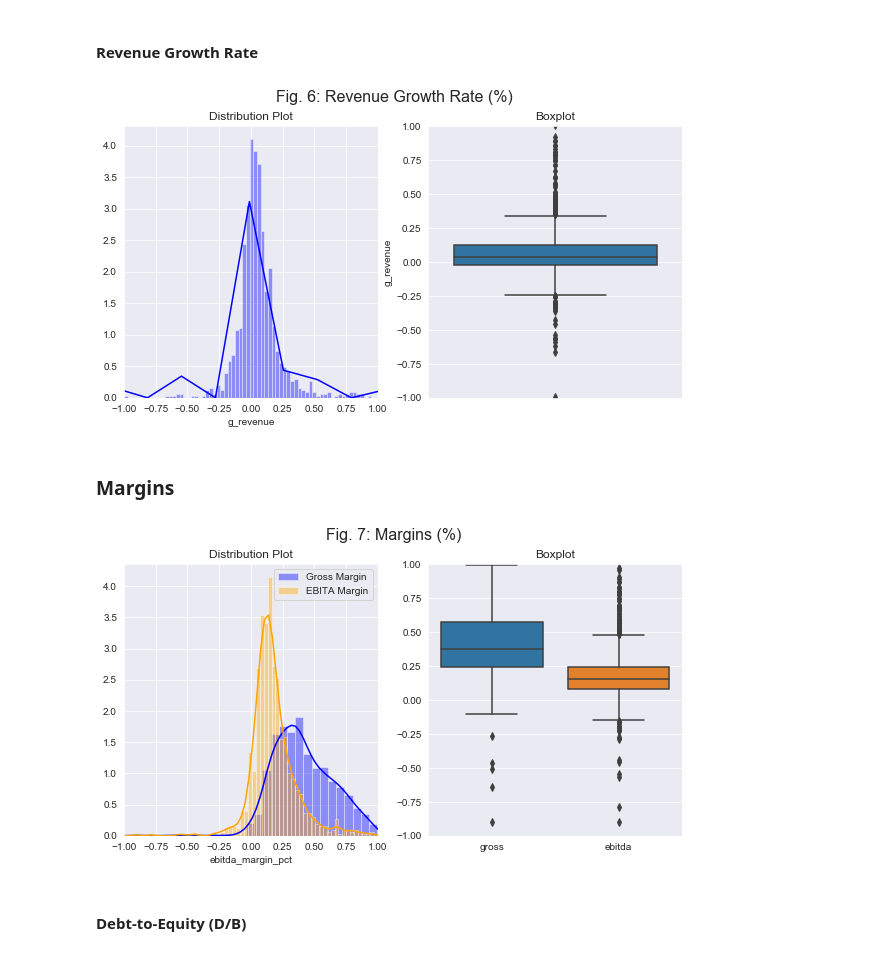
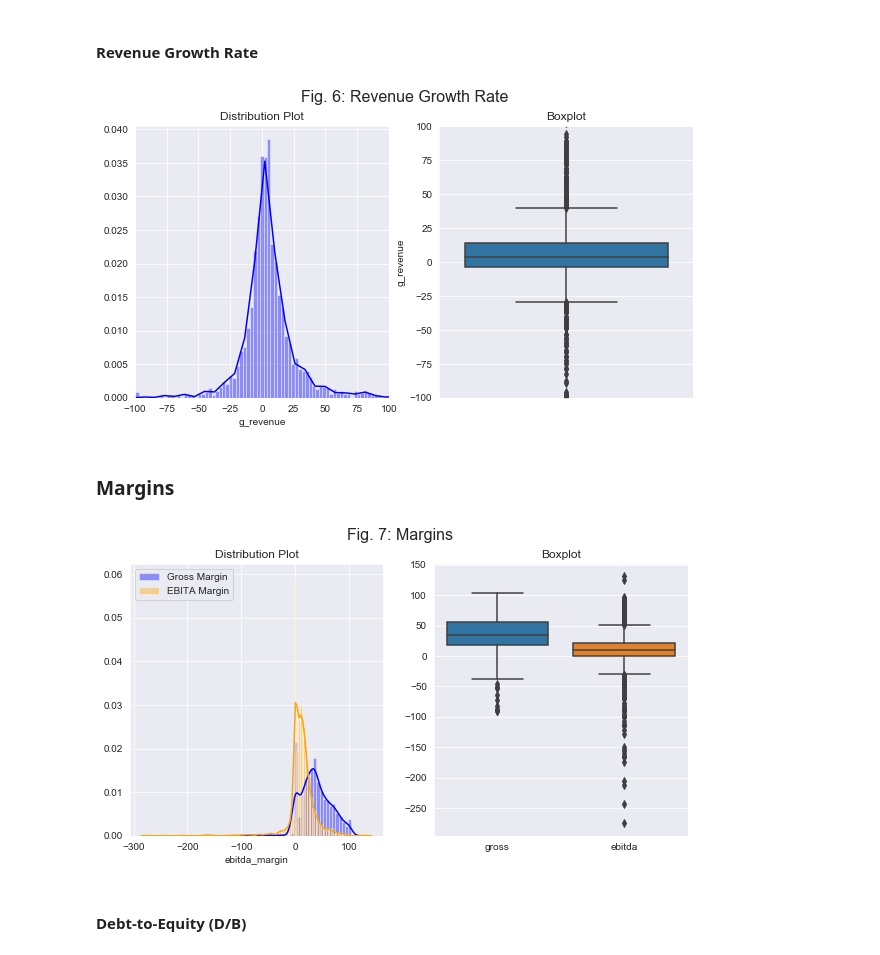
Before and after one commit to jprinfret/stock_classifier, a Jupyter notebook: exploratory_data_analysis.ipynb, the cells around one changed output. Cells and saved outputs as stored; diff of their text form; code cells hidden in the pictures.

```diff
--- a/exploratory_data_analysis.ipynb
+++ b/exploratory_data_analysis.ipynb
@@ -14,4 +15,3 @@ warnings.filterwarnings('ignore')
 ## Import csv, create dataframe, and examine data as is.
 # %%
 df = pd.read_csv('fundamental_data.csv')
-df.drop(['trailing_eps', 'price_to_trailing_earnings'], axis=1, inplace=True)
@@ -33,0 +18,12 @@ df.head(10)
+# %%
+df.drop('largest_institutional_owner', axis=1, inplace=True)
+
+df['dividend_payout_ratio'] = df['dividend_payout_ratio']*100
+df['g_revenue'] = df['g_revenue']*100
+df['gross_margin'] = df['gross_margin_pct']*100
+df['ebitda_margin'] = df['ebitda_margin_pct']*100
+df['return_on_assets'] = df['return_on_assets']*100
+df['return_on_equity'] = df['return_on_equity']*100
+
+print(df.shape)
+df.head()
@@ -475,24 +461,24 @@ ax2.set_title('Boxplot');
 #### Revenue Growth Rate
 # %%
 fig = plt.figure(figsize=(10,5));
-fig.suptitle('Fig. 6: Revenue Growth Rate (%)', fontsize=16)
+fig.suptitle('Fig. 6: Revenue Growth Rate', fontsize=16)
 
 ax1 = fig.add_subplot(121);
 sns.distplot(df['g_revenue'], bins='auto', color='b', ax=ax1);
 ax1.set_title('Distribution Plot');
-ax1.set_xlim(-1,1);
+ax1.set_xlim(-100,100);
 
 ax2 = fig.add_subplot(122);
 sns.boxplot(df['g_revenue'], orient='v', ax=ax2);
 ax2.set_title('Boxplot');
-ax2.set_ylim(-1,1);
+ax2.set_ylim(-100,100);
 # %% [output]
-[figure, old version]
+[figure, new version]
 # %% [markdown]
 ### Margins
 # %%
-gross = df['gross_margin_pct'].tolist()
-ebitda = df['ebitda_margin_pct'].tolist()
+gross = df['gross_margin'].tolist()
+ebitda = df['ebitda_margin'].tolist()
 
 x = []
 y = []
@@ -514,21 +500,19 @@ for margin_type in margins:
         y.append(margin_type['data'][i])
 # %%
 fig = plt.figure(figsize=(10,5));
-fig.suptitle('Fig. 7: Margins (%)', fontsize=16)
+fig.suptitle('Fig. 7: Margins', fontsize=16)
 
 ax1 = fig.add_subplot(121);
-sns.distplot(df['gross_margin_pct'], bins='auto', color='b', ax=ax1, label='Gross Margin');
-sns.distplot(df['ebitda_margin_pct'], bins='auto', color='orange', ax=ax1, label='EBITA Margin');
+sns.distplot(df['gross_margin'], bins='auto', color='b', ax=ax1, label='Gross Margin');
+sns.distplot(df['ebitda_margin'], bins='auto', color='orange', ax=ax1, label='EBITA Margin');
 ax1.set_title('Distribution Plot');
 ax1.legend();
-ax1.set_xlim(-1,1);
 
 ax2 = fig.add_subplot(122);
 sns.boxplot(x, y, orient='v', ax=ax2);
 ax2.set_title('Boxplot');
-ax2.set_ylim(-1,1);
 # %% [output]
-[figure, old version]
+[figure, new version]
 # %% [markdown]
 #### Debt-to-Equity (D/B)
 # %%
```
Also changed, not shown: parts of 29 cells of this notebook, 6 other files.
